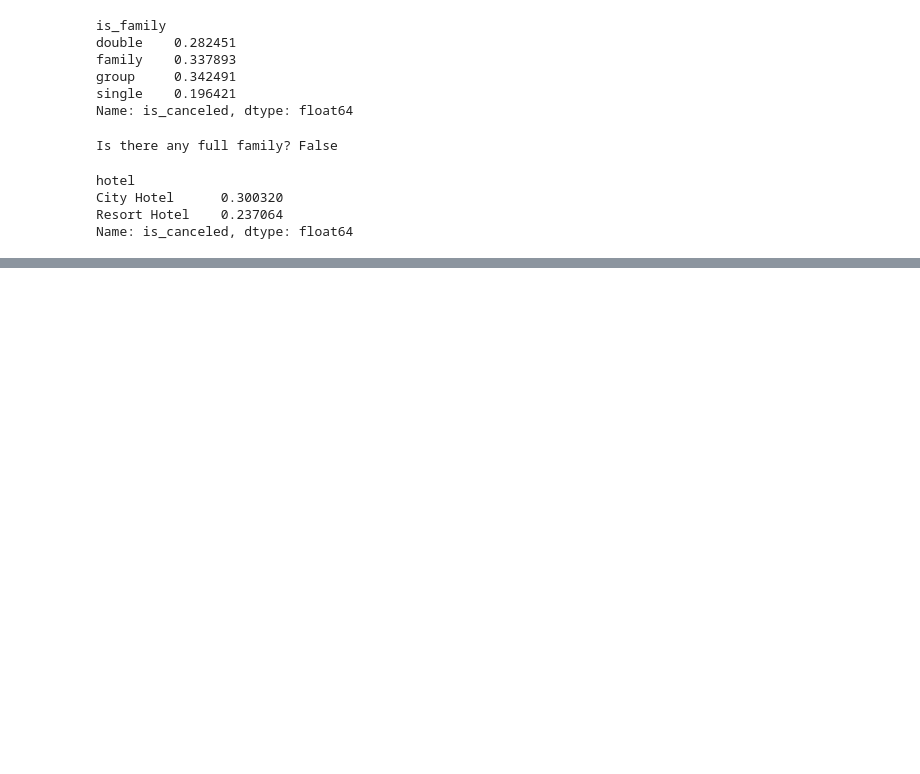
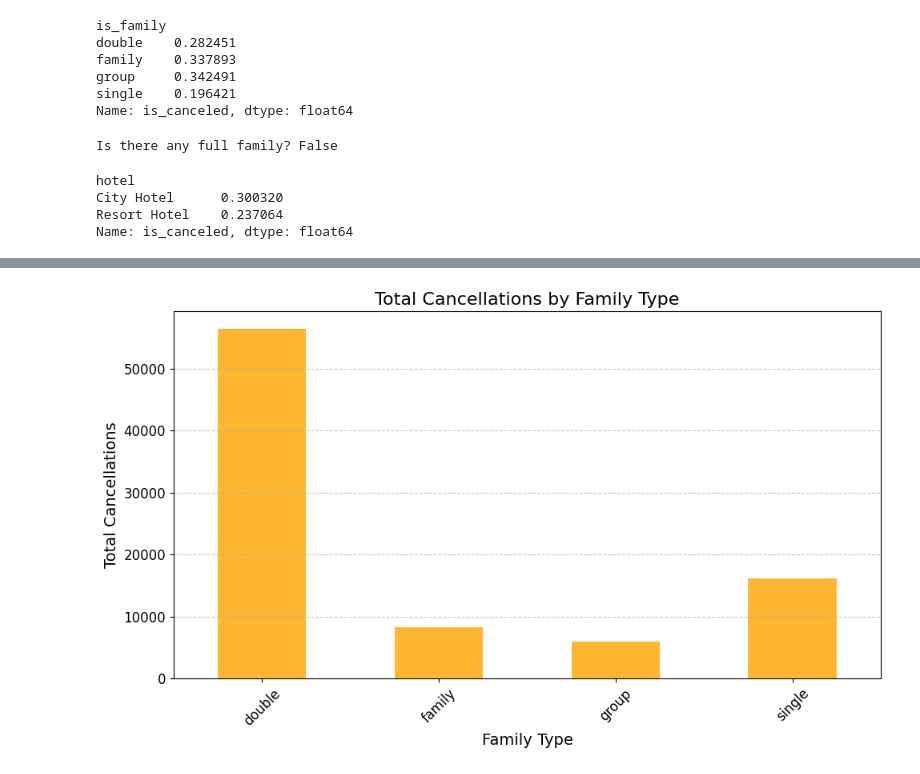
Before and after one commit to Yeahyea187/Python_Final_Project, a Jupyter notebook: final_project.ipynb, the cells around one changed output, grey strips where cells are left out. Cells and saved outputs as stored; diff of their text form; code cells hidden in the pictures; blank space fills up the shorter version.

```diff
--- a/final_project.ipynb
+++ b/final_project.ipynb
@@ -238,0 +432,15 @@ Name: is_canceled, dtype: float64
+# %%
+# Plot the total cancellations by family type
+plt.figure(figsize=(10, 6))
+canceled_by_family=df.groupby('is_family')['is_canceled'].count()
+canceled_by_family.plot(kind='bar', color='orange', alpha=0.8)
+plt.title('Total Cancellations by Family Type', fontsize=16)
+plt.xlabel('Family Type', fontsize=14)
+plt.ylabel('Total Cancellations', fontsize=14)
+plt.xticks(rotation=45, fontsize=12)
+plt.yticks(fontsize=12)
+plt.grid(axis='y', linestyle='--', alpha=0.7)
+plt.tight_layout()
+plt.show()
+# %% [output]
+[figure, added]
```
Also changed, not shown: parts of 20 cells of this notebook, 1 other file.
